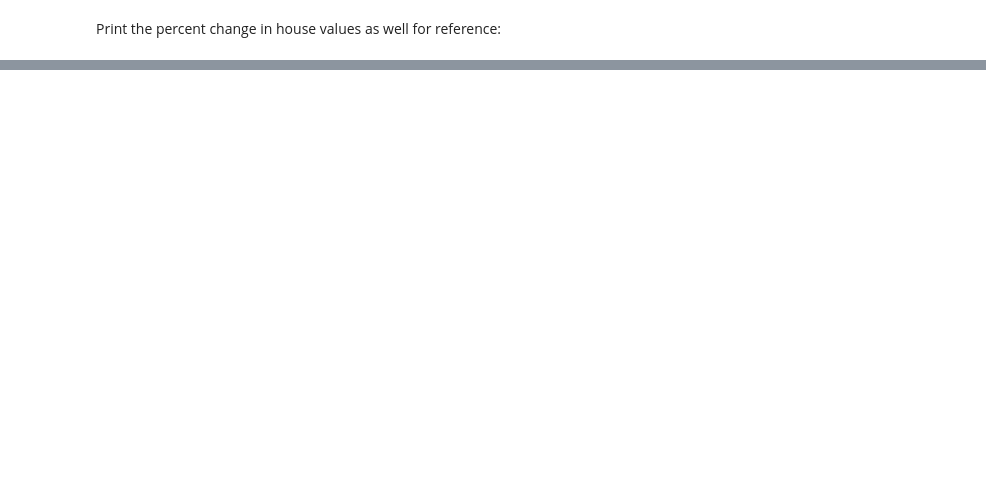
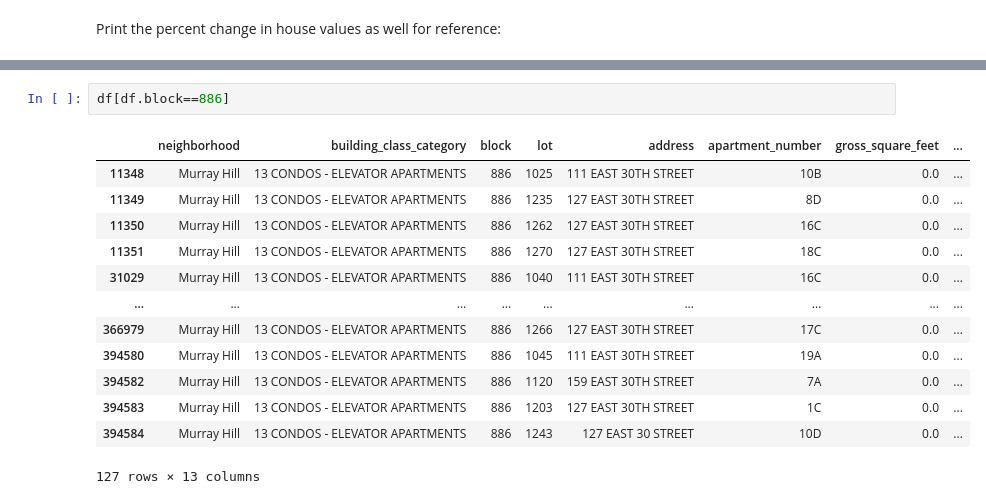
Before and after one commit to ivoytov/manhattan, a Jupyter notebook: NYC_price_index.ipynb, the cells around one changed output, grey strips where cells are left out. Drawn from its saved outputs; the diff is of its cells as text; blank space fills up the shorter version.

```diff
--- a/NYC_price_index.ipynb
+++ b/NYC_price_index.ipynb
@@ -391,0 +392,16 @@ Name: 2020Q2, dtype: object
+# %%
+df[df.block==886]
+# %% [output]
+|  | neighborhood | building_class_category | block | lot | address | apartment_number | gross_square_feet | ... |
+| 11348 | Murray Hill | 13 CONDOS - ELEVATOR APARTMENTS | 886 | 1025 | 111 EAST 30TH STREET | 10B | 0.0 | ... |
+| 11349 | Murray Hill | 13 CONDOS - ELEVATOR APARTMENTS | 886 | 1235 | 127 EAST 30TH STREET | 8D | 0.0 | ... |
+| 11350 | Murray Hill | 13 CONDOS - ELEVATOR APARTMENTS | 886 | 1262 | 127 EAST 30TH STREET | 16C | 0.0 | ... |
+| 11351 | Murray Hill | 13 CONDOS - ELEVATOR APARTMENTS | 886 | 1270 | 127 EAST 30TH STREET | 18C | 0.0 | ... |
+| 31029 | Murray Hill | 13 CONDOS - ELEVATOR APARTMENTS | 886 | 1040 | 111 EAST 30TH STREET | 16C | 0.0 | ... |
+| ... | ... | ... | ... | ... | ... | ... | ... | ... |
+| 366979 | Murray Hill | 13 CONDOS - ELEVATOR APARTMENTS | 886 | 1266 | 127 EAST 30TH STREET | 17C | 0.0 | ... |
+| 394580 | Murray Hill | 13 CONDOS - ELEVATOR APARTMENTS | 886 | 1045 | 111 EAST 30TH STREET | 19A | 0.0 | ... |
+| 394582 | Murray Hill | 13 CONDOS - ELEVATOR APARTMENTS | 886 | 1120 | 159 EAST 30TH STREET | 7A | 0.0 | ... |
+| 394583 | Murray Hill | 13 CONDOS - ELEVATOR APARTMENTS | 886 | 1203 | 127 EAST 30TH STREET | 1C | 0.0 | ... |
+| 394584 | Murray Hill | 13 CONDOS - ELEVATOR APARTMENTS | 886 | 1243 | 127 EAST 30 STREET | 10D | 0.0 | ... |
+127 rows × 13 columns
```
Also changed, not shown: parts of 9 cells of this notebook.
